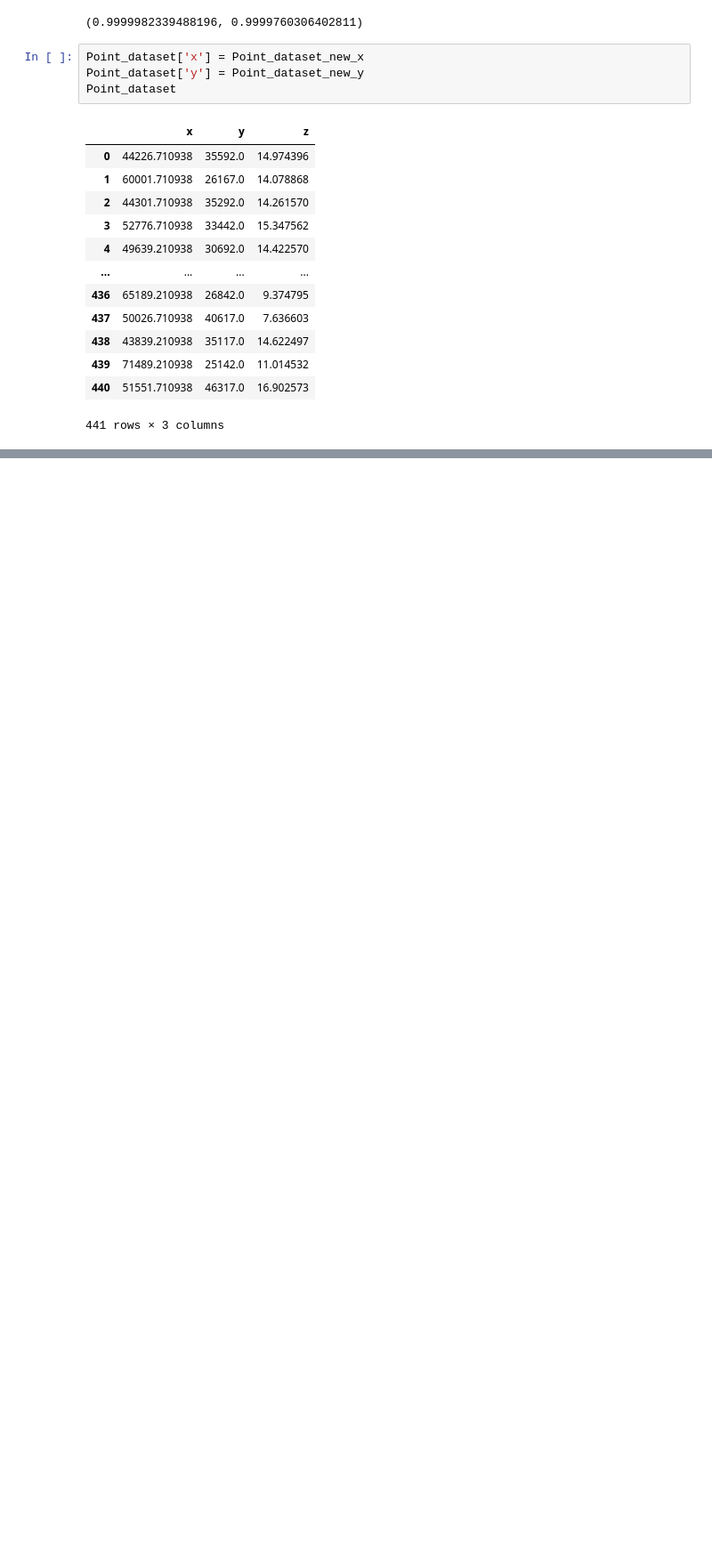
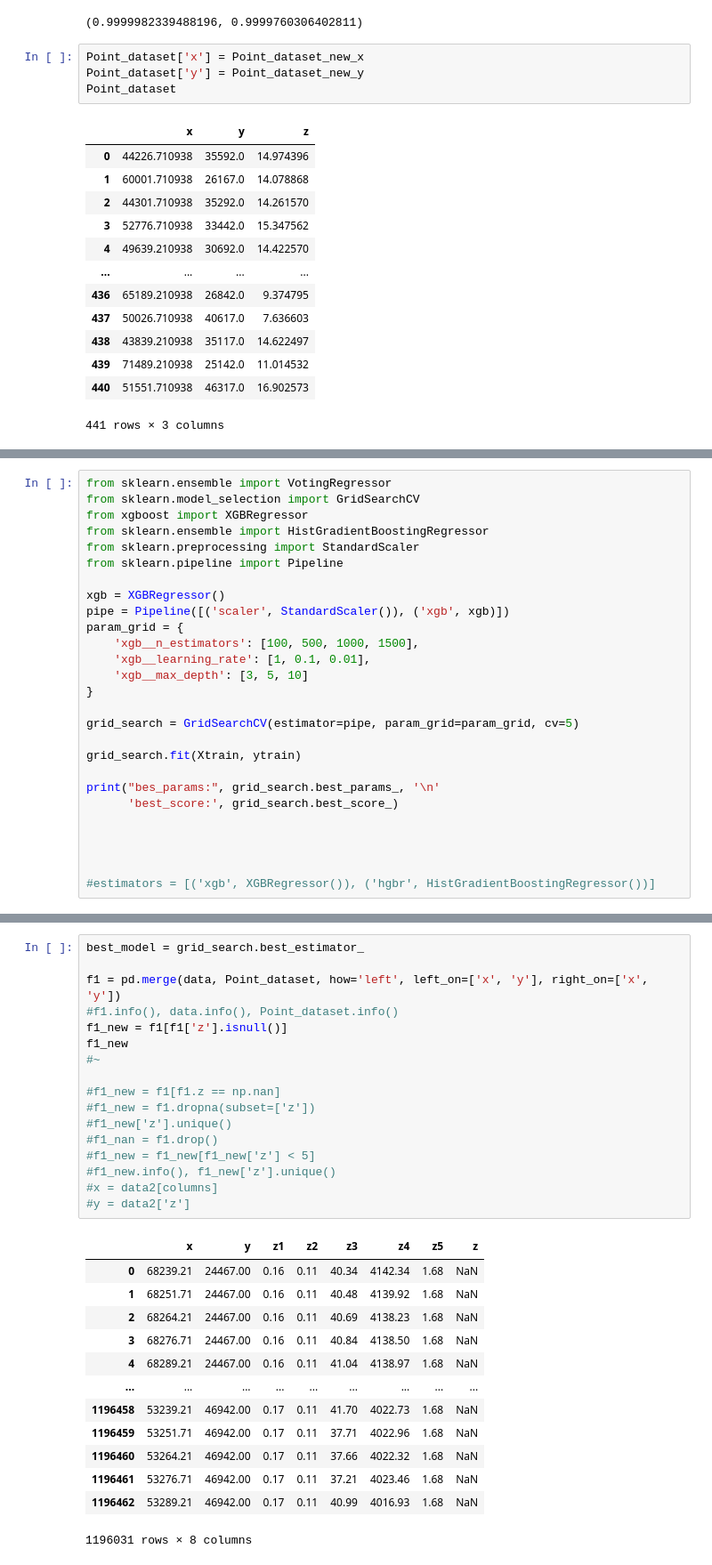
Before and after one commit to Anton9mf/hackaton_RN, a Jupyter notebook: tmp_Anton.ipynb, the cells around one changed output, grey strips where cells are left out. Shown at 89% size. Saved outputs shown, nothing was run; the diff lists cells and outputs as text; blank space fills up the shorter version.

```diff
--- a/tmp_Anton.ipynb
+++ b/tmp_Anton.ipynb
@@ -299 +297,28 @@ Learning rate set to 0.034606
 0.9918574519781536
+# %%
+from sklearn.ensemble import VotingRegressor
+from sklearn.model_selection import GridSearchCV
+from xgboost import XGBRegressor
+from sklearn.ensemble import HistGradientBoostingRegressor
+from sklearn.preprocessing import StandardScaler
+from sklearn.pipeline import Pipeline
+
+xgb = XGBRegressor()
+pipe = Pipeline([('scaler', StandardScaler()), ('xgb', xgb)])
+param_grid = {
+    'xgb__n_estimators': [100, 500, 1000, 1500],
+    'xgb__learning_rate': [1, 0.1, 0.01],
+    'xgb__max_depth': [3, 5, 10]
+}
+
+grid_search = GridSearchCV(estimator=pipe, param_grid=param_grid, cv=5)
+
+grid_search.fit(Xtrain, ytrain)
+
+print("bes_params:", grid_search.best_params_, '\n'
+      'best_score:', grid_search.best_score_)
+
+
+
+
+#estimators = [('xgb', XGBRegressor()), ('hgbr', HistGradientBoostingRegressor())]
@@ -299,0 +328,31 @@ Learning rate set to 0.034606
+# %%
+best_model = grid_search.best_estimator_
+
+f1 = pd.merge(data, Point_dataset, how='left', left_on=['x', 'y'], right_on=['x', 'y'])
+#f1.info(), data.info(), Point_dataset.info()
+f1_new = f1[f1['z'].isnull()]
+f1_new
+#~
+
+#f1_new = f1[f1.z == np.nan]
+#f1_new = f1.dropna(subset=['z'])
+#f1_new['z'].unique()
+#f1_nan = f1.drop()
+#f1_new = f1_new[f1_new['z'] < 5]
+#f1_new.info(), f1_new['z'].unique()
+#x = data2[columns]
+#y = data2['z']
+# %% [output]
+|  | x | y | z1 | z2 | z3 | z4 | z5 | z |
+| 0 | 68239.21 | 24467.00 | 0.16 | 0.11 | 40.34 | 4142.34 | 1.68 | NaN |
+| 1 | 68251.71 | 24467.00 | 0.16 | 0.11 | 40.48 | 4139.92 | 1.68 | NaN |
+| 2 | 68264.21 | 24467.00 | 0.16 | 0.11 | 40.69 | 4138.23 | 1.68 | NaN |
+| 3 | 68276.71 | 24467.00 | 0.16 | 0.11 | 40.84 | 4138.50 | 1.68 | NaN |
+| 4 | 68289.21 | 24467.00 | 0.16 | 0.11 | 41.04 | 4138.97 | 1.68 | NaN |
+| ... | ... | ... | ... | ... | ... | ... | ... | ... |
+| 1196458 | 53239.21 | 46942.00 | 0.17 | 0.11 | 41.70 | 4022.73 | 1.68 | NaN |
+| 1196459 | 53251.71 | 46942.00 | 0.17 | 0.11 | 37.71 | 4022.96 | 1.68 | NaN |
+| 1196460 | 53264.21 | 46942.00 | 0.17 | 0.11 | 37.66 | 4022.32 | 1.68 | NaN |
+| 1196461 | 53276.71 | 46942.00 | 0.17 | 0.11 | 37.21 | 4023.46 | 1.68 | NaN |
+| 1196462 | 53289.21 | 46942.00 | 0.17 | 0.11 | 40.99 | 4016.93 | 1.68 | NaN |
+1196031 rows × 8 columns
```
Also changed, not shown: parts of 10 cells of this notebook.
